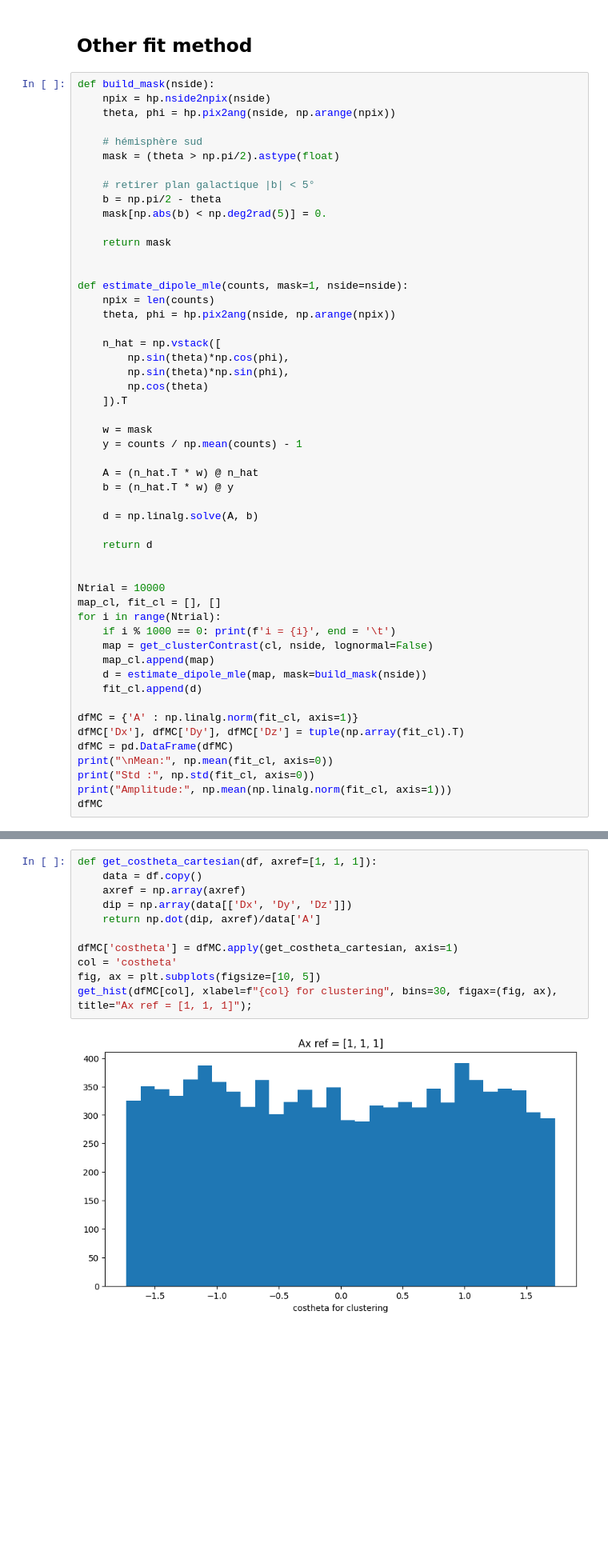
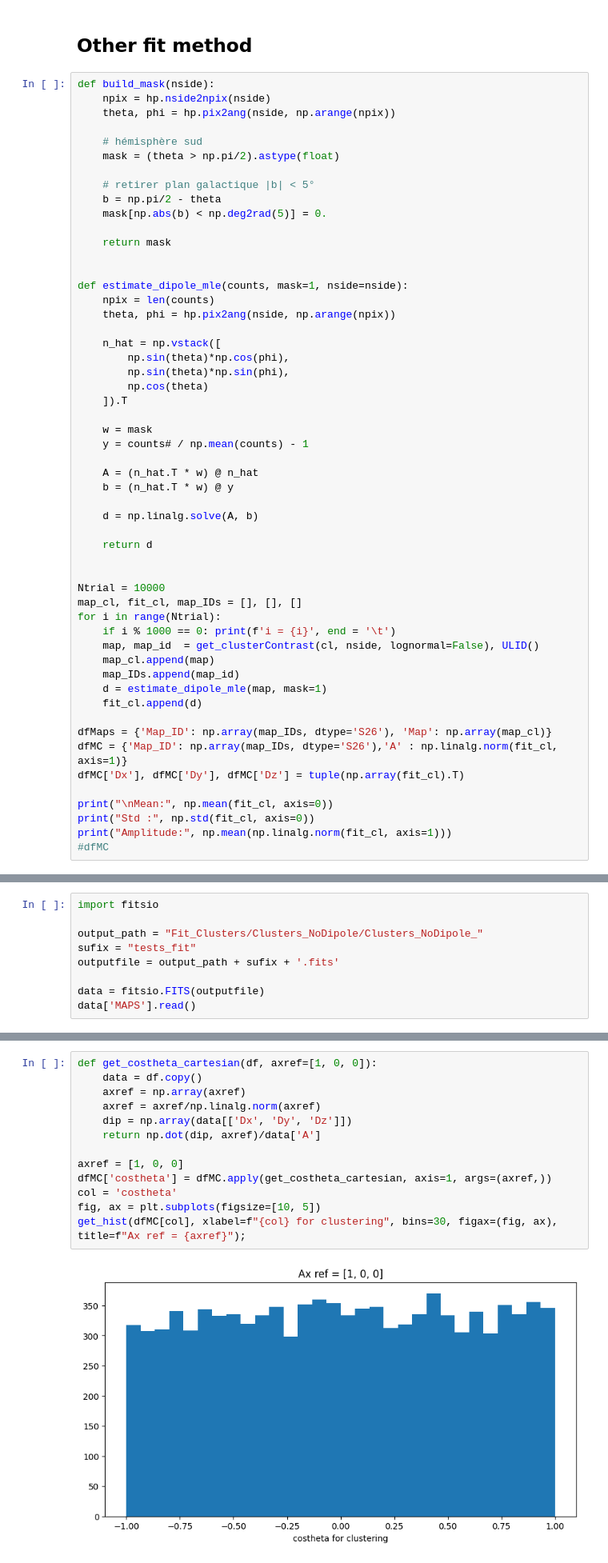
Before and after one commit to johannct/M2_Stage_Code, a Jupyter notebook: Simulation/Cluster_maps_Ntrial.ipynb, the cells around one changed output, grey strips where cells are left out. Shown at 80% size. Saved outputs shown, nothing was run; the diff lists cells and outputs as text; blank space fills up the shorter version.

```diff
--- a/Simulation/Cluster_maps_Ntrial.ipynb
+++ b/Simulation/Cluster_maps_Ntrial.ipynb
@@ -299,7 +301,7 @@ def estimate_dipole_mle(counts, mask=1, nside=nside):
     ]).T
 
     w = mask
-    y = counts / np.mean(counts) - 1
+    y = counts# / np.mean(counts) - 1
 
     A = (n_hat.T * w) @ n_hat
     b = (n_hat.T * w) @ y
@@ -310,20 +312,22 @@ def estimate_dipole_mle(counts, mask=1, nside=nside):
 
 
 Ntrial = 10000
-map_cl, fit_cl = [], []
+map_cl, fit_cl, map_IDs = [], [], []
 for i in range(Ntrial):
     if i % 1000 == 0: print(f'i = {i}', end = '\t')
-    map = get_clusterContrast(cl, nside, lognormal=False)
+    map, map_id  = get_clusterContrast(cl, nside, lognormal=False), ULID()
     map_cl.append(map)
-    d = estimate_dipole_mle(map, mask=build_mask(nside))
+    map_IDs.append(map_id)
+    d = estimate_dipole_mle(map, mask=1)
     fit_cl.append(d)
 
-dfMC = {'A' : np.linalg.norm(fit_cl, axis=1)}
+dfMaps = {'Map_ID': np.array(map_IDs, dtype='S26'), 'Map': np.array(map_cl)}
+dfMC = {'Map_ID': np.array(map_IDs, dtype='S26'),'A' : np.linalg.norm(fit_cl, axis=1)}
 dfMC['Dx'], dfMC['Dy'], dfMC['Dz'] = tuple(np.array(fit_cl).T)
-dfMC = pd.DataFrame(dfMC)
+
 print("\nMean:", np.mean(fit_cl, axis=0))
 print("Std :", np.std(fit_cl, axis=0))
 print("Amplitude:", np.mean(np.linalg.norm(fit_cl, axis=1)))
-dfMC
+#dfMC
 # %% [output]
 i = 0   i = 1000        i = 2000        i = 3000        i = 4000        i = 5000        i = 6000        i = 7000        i = 8000        i = 9000
@@ -345,0 +357,9 @@ Amplitude: 37.833775287492664
+# %%
+import fitsio
+
+output_path = "Fit_Clusters/Clusters_NoDipole/Clusters_NoDipole_"
+sufix = "tests_fit"
+outputfile = output_path + sufix + '.fits'
+
+data = fitsio.FITS(outputfile)
+data['MAPS'].read()
@@ -346,16 +392,18 @@ Amplitude: 37.833775287492664
 # %%
-def get_costheta_cartesian(df, axref=[1, 1, 1]):
+def get_costheta_cartesian(df, axref=[1, 0, 0]):
     data = df.copy()
     axref = np.array(axref)
+    axref = axref/np.linalg.norm(axref)
     dip = np.array(data[['Dx', 'Dy', 'Dz']])
     return np.dot(dip, axref)/data['A']
 
-dfMC['costheta'] = dfMC.apply(get_costheta_cartesian, axis=1)
+axref = [1, 0, 0]
+dfMC['costheta'] = dfMC.apply(get_costheta_cartesian, axis=1, args=(axref,))
 col = 'costheta'
 fig, ax = plt.subplots(figsize=[10, 5])
-get_hist(dfMC[col], xlabel=f"{col} for clustering", bins=30, figax=(fig, ax), title="Ax ref = [1, 1, 1]");
+get_hist(dfMC[col], xlabel=f"{col} for clustering", bins=30, figax=(fig, ax), title=f"Ax ref = {axref}");
 # %% [output]
-[figure, old version]
+[figure, new version]
 # %%
 col = 'A'
 fig, ax = plt.subplots()
```
Also changed, not shown: parts of 18 cells of this notebook, 1 other file.
